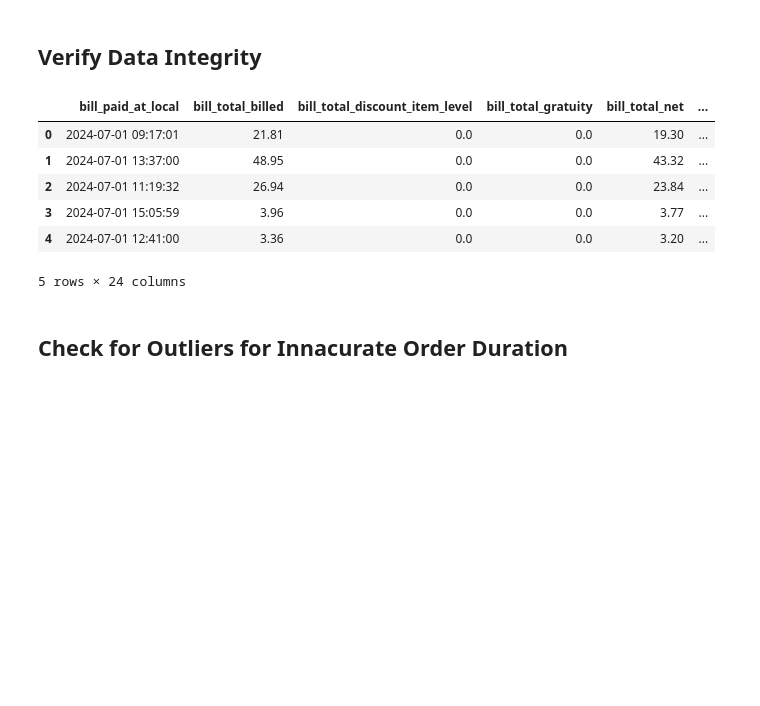
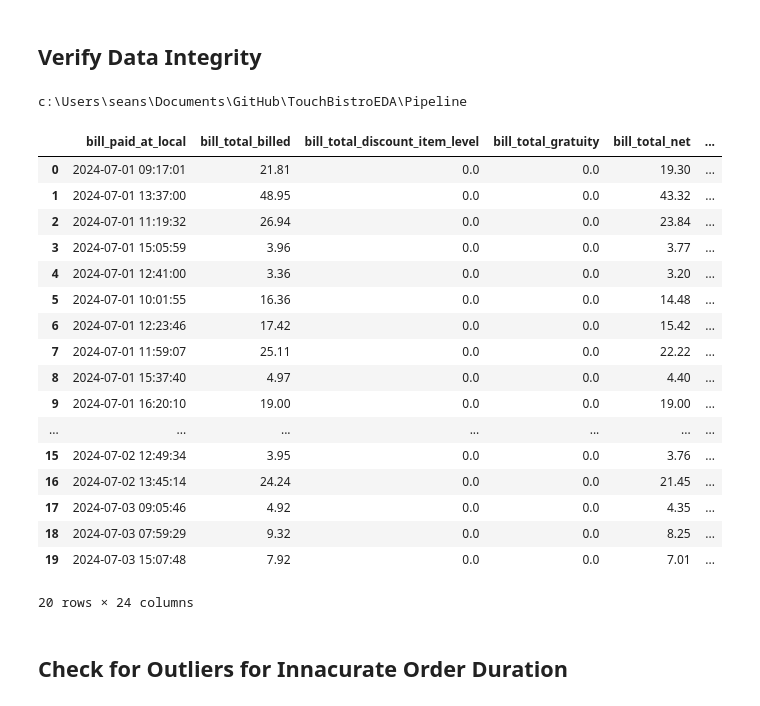
Before and after one commit to NathanL15/TouchBistroEDA, a Jupyter notebook: Pipeline/Preprocess.ipynb, the cells around one changed output. Cells and saved outputs as stored; diff of their text form; code cells hidden in the pictures; blank space fills up the shorter version.

```diff
--- a/Pipeline/Preprocess.ipynb
+++ b/Pipeline/Preprocess.ipynb
@@ -3,25 +3,38 @@
 # %%
 import pandas as pd
 import os
 
 # Load the CSV files into DataFrames
 # os.chdir('..')
+print(os.getcwd())
 df = pd.read_csv('Data/bills.csv')
 venues_df = pd.read_csv('Data/venues.csv')
 
 # Merge the DataFrames on the 'venue_xref_id' column
 df = df.merge(venues_df, on='venue_xref_id', how='left')
 
 # Display the first few rows of the DataFrame
-df.head()
+df.head(20)
 # %% [output]
+c:\Users\seans\Documents\GitHub\TouchBistroEDA\Pipeline
 |  | bill_paid_at_local | bill_total_billed | bill_total_discount_item_level | bill_total_gratuity | bill_total_net | ... |
 | 0 | 2024-07-01 09:17:01 | 21.81 | 0.0 | 0.0 | 19.30 | ... |
 | 1 | 2024-07-01 13:37:00 | 48.95 | 0.0 | 0.0 | 43.32 | ... |
 | 2 | 2024-07-01 11:19:32 | 26.94 | 0.0 | 0.0 | 23.84 | ... |
 | 3 | 2024-07-01 15:05:59 | 3.96 | 0.0 | 0.0 | 3.77 | ... |
 | 4 | 2024-07-01 12:41:00 | 3.36 | 0.0 | 0.0 | 3.20 | ... |
+| 5 | 2024-07-01 10:01:55 | 16.36 | 0.0 | 0.0 | 14.48 | ... |
+| 6 | 2024-07-01 12:23:46 | 17.42 | 0.0 | 0.0 | 15.42 | ... |
+| 7 | 2024-07-01 11:59:07 | 25.11 | 0.0 | 0.0 | 22.22 | ... |
+| 8 | 2024-07-01 15:37:40 | 4.97 | 0.0 | 0.0 | 4.40 | ... |
+| 9 | 2024-07-01 16:20:10 | 19.00 | 0.0 | 0.0 | 19.00 | ... |
+| ... | ... | ... | ... | ... | ... | ... |
+| 15 | 2024-07-02 12:49:34 | 3.95 | 0.0 | 0.0 | 3.76 | ... |
+| 16 | 2024-07-02 13:45:14 | 24.24 | 0.0 | 0.0 | 21.45 | ... |
+| 17 | 2024-07-03 09:05:46 | 4.92 | 0.0 | 0.0 | 4.35 | ... |
+| 18 | 2024-07-03 07:59:29 | 9.32 | 0.0 | 0.0 | 8.25 | ... |
+| 19 | 2024-07-03 15:07:48 | 7.92 | 0.0 | 0.0 | 7.01 | ... |
-5 rows × 24 columns
+20 rows × 24 columns
 # %% [markdown]
 ## Check for Outliers for Innacurate Order Duration
 # %%
```
Also changed, not shown: parts of 3 cells of this notebook.
